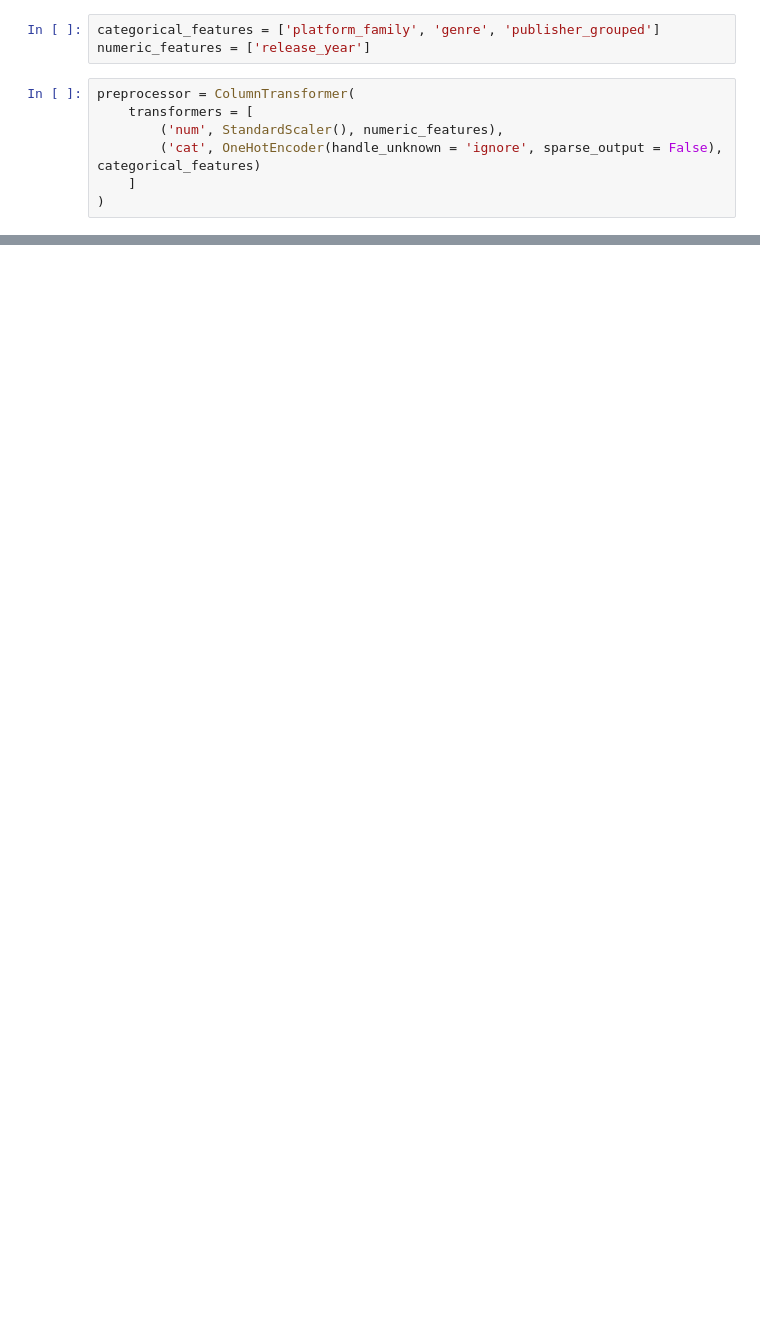
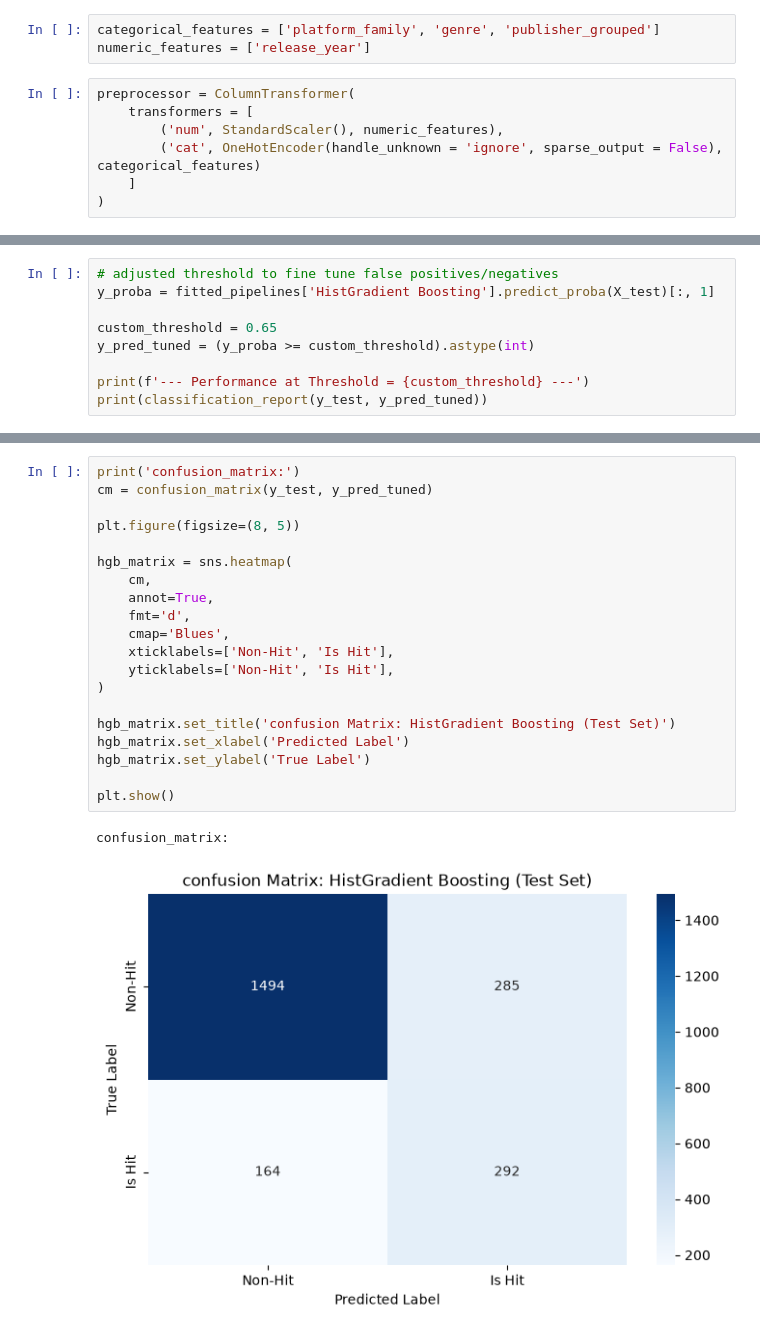
Before and after one commit to Reggi3o/capstone_project, a Jupyter notebook: video_game_report_2.ipynb, the cells around one changed output, grey strips where cells are left out. Cells and saved outputs as stored; diff of their text form; blank space fills up the shorter version.

```diff
--- a/video_game_report_2.ipynb
+++ b/video_game_report_2.ipynb
@@ -271,0 +293,9 @@ plt.show()
+# %%
+# adjusted threshold to fine tune false positives/negatives
+y_proba = fitted_pipelines['HistGradient Boosting'].predict_proba(X_test)[:, 1]
+
+custom_threshold = 0.65
+y_pred_tuned = (y_proba >= custom_threshold).astype(int)
+
+print(f'--- Performance at Threshold = {custom_threshold} ---')
+print(classification_report(y_test, y_pred_tuned))
@@ -271,0 +312,23 @@ plt.show()
+# %%
+print('confusion_matrix:')
+cm = confusion_matrix(y_test, y_pred_tuned)
+
+plt.figure(figsize=(8, 5))
+
+hgb_matrix = sns.heatmap(
+    cm,
+    annot=True,
+    fmt='d',
+    cmap='Blues',
+    xticklabels=['Non-Hit', 'Is Hit'],
+    yticklabels=['Non-Hit', 'Is Hit'],
+)
+
+hgb_matrix.set_title('confusion Matrix: HistGradient Boosting (Test Set)')
+hgb_matrix.set_xlabel('Predicted Label')
+hgb_matrix.set_ylabel('True Label')
+
+plt.show()
+# %% [output]
+confusion_matrix:
+[figure, added]
```
Also changed, not shown: parts of 21 cells of this notebook.
